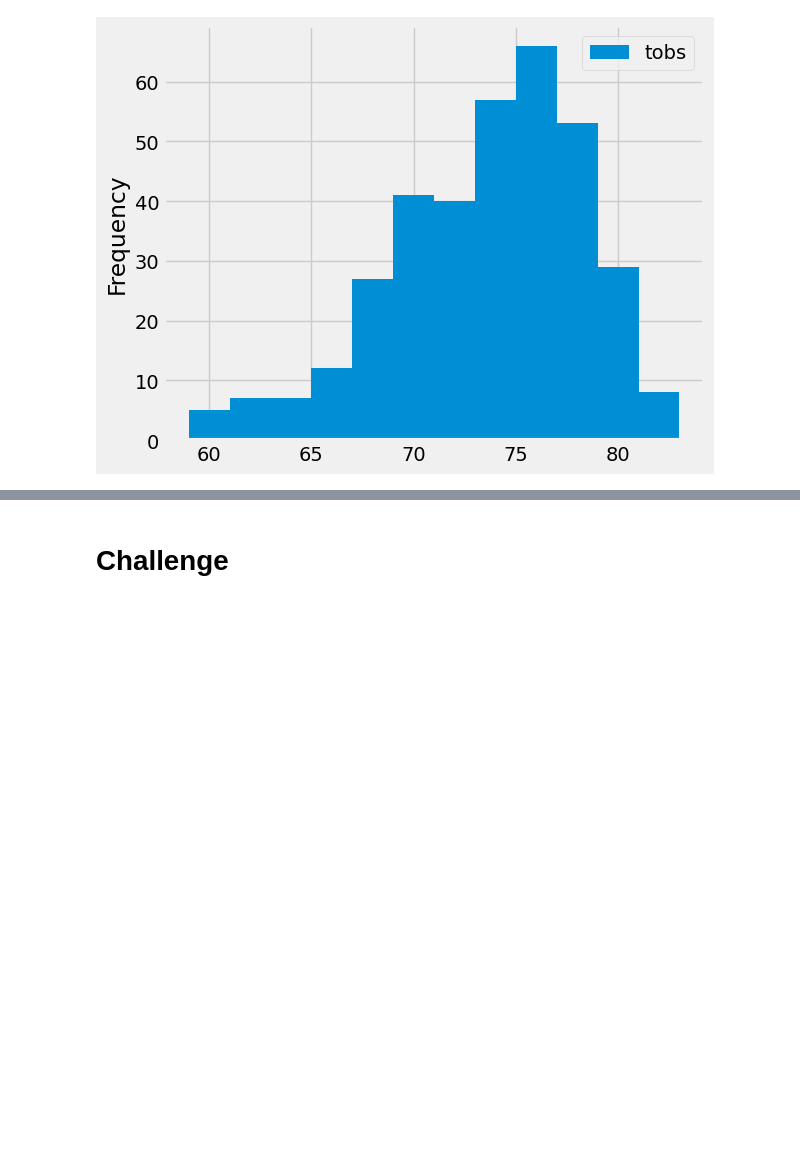
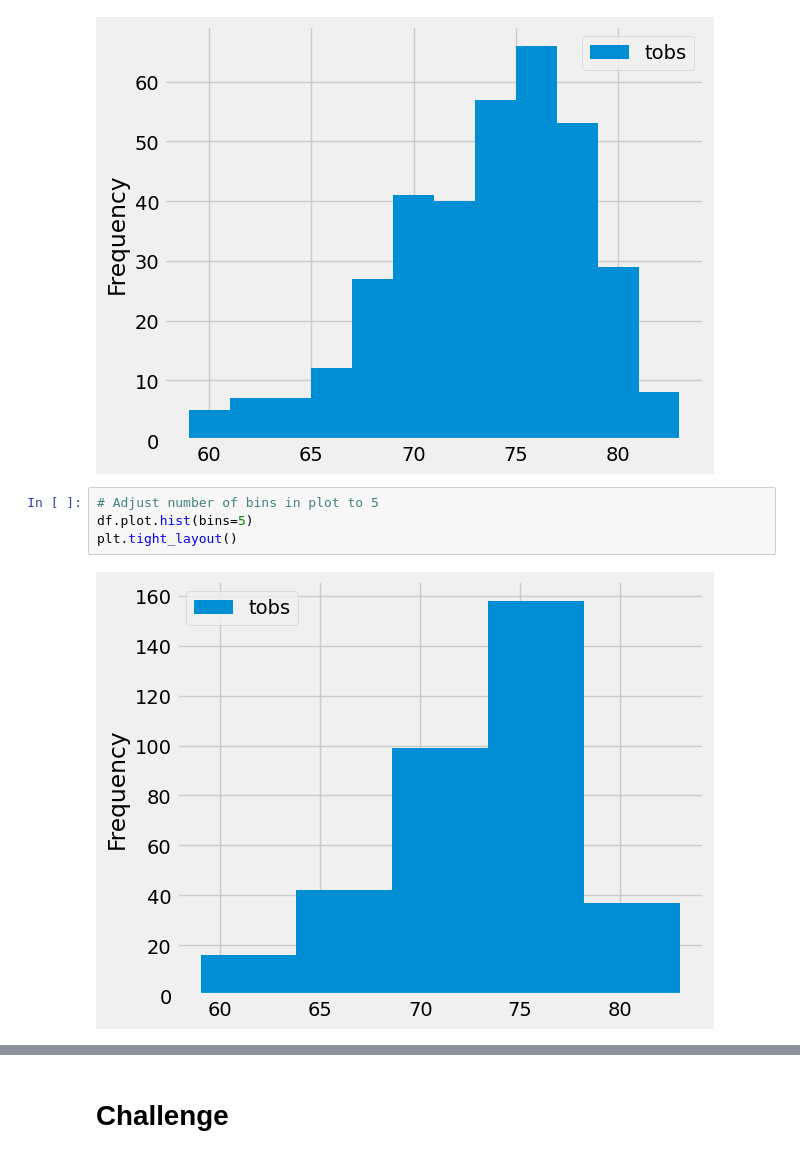
Before and after one commit to WoyramA/surfs_up, a Jupyter notebook: climate_analysis.ipynb, the cells around one changed output, grey strips where cells are left out. Saved outputs shown, nothing was run; the diff lists cells and outputs as text; blank space fills up the shorter version.

```diff
--- a/climate_analysis.ipynb
+++ b/climate_analysis.ipynb
@@ -244,3 +244,9 @@ df.plot.hist(bins=12)
 plt.tight_layout()
 # %% [output]
 [figure]
+# %%
+# Adjust number of bins in plot to 5
+df.plot.hist(bins=5)
+plt.tight_layout()
+# %% [output]
+[figure, added]
```
Also changed, not shown: parts of 3 cells of this notebook.
